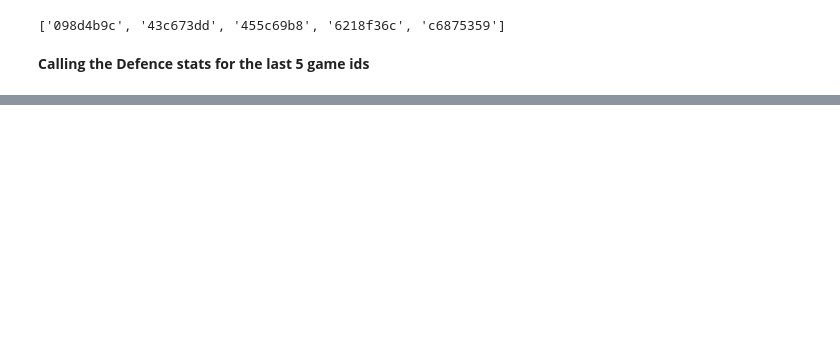
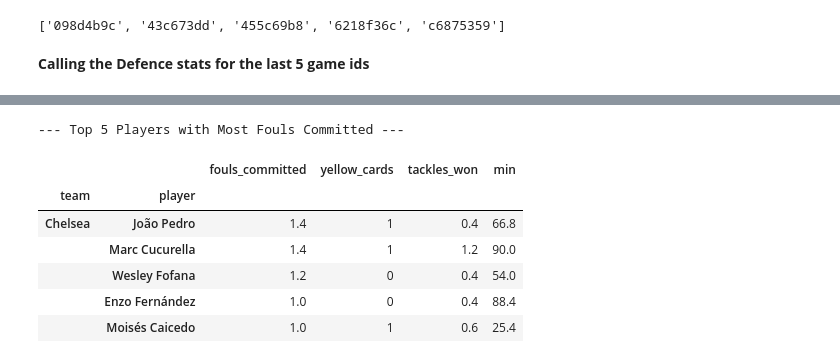
Before and after one commit to tincaandrei/cheet-sheet-football, a Jupyter notebook: scraper.ipynb, the cells around one changed output, grey strips where cells are left out. Saved outputs shown, nothing was run; the diff lists cells and outputs as text; code cells hidden in the pictures; blank space fills up the shorter version.

```diff
--- a/scraper.ipynb
+++ b/scraper.ipynb
@@ -244,0 +247,2 @@ all_games_data
+# %%
+player_totals = all_games_df.groupby(level=['team', 'player']).sum()
@@ -244,0 +266,27 @@ all_games_data
+# %%
+# Sort the DataFrame by 'fouls_committed' in descending order
+most_fouls_committed = player_totals.sort_values(
+    by='fouls_committed',
+    ascending=False
+)
+
+# Get the top 5 players
+top_10_fouls = (
+    most_fouls_committed.head(5)
+    .assign(
+        min=lambda df: df['min'] / 5,
+        fouls_committed=lambda df: df['fouls_committed'] / 5,
+        tackles_won=lambda df: df['tackles_won'] / 5
+    )
+)
+print("\n--- Top 5 Players with Most Fouls Committed ---")
+top_10_fouls[['fouls_committed', 'yellow_cards', 'tackles_won', 'min']]
+# %% [output]
+--- Top 5 Players with Most Fouls Committed ---
+|  |  | fouls_committed | yellow_cards | tackles_won | min |
+| team | player |  |  |  |  |
+| Chelsea | João Pedro | 1.4 | 1 | 0.4 | 66.8 |
+|  | Marc Cucurella | 1.4 | 1 | 1.2 | 90.0 |
+|  | Wesley Fofana | 1.2 | 0 | 0.4 | 54.0 |
+|  | Enzo Fernández | 1.0 | 0 | 0.4 | 88.4 |
+|  | Moisés Caicedo | 1.0 | 1 | 0.6 | 25.4 |
```
Also changed, not shown: parts of 8 cells of this notebook, 4 other files.
